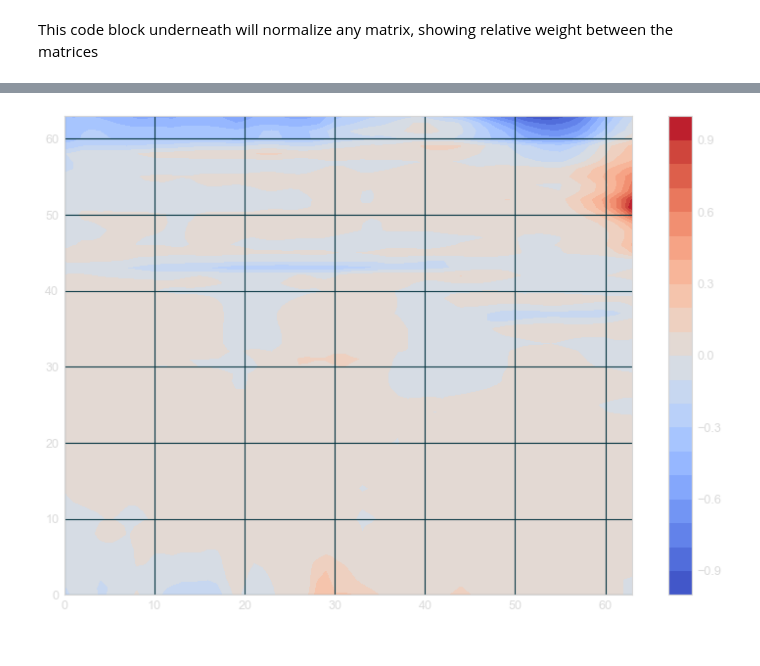
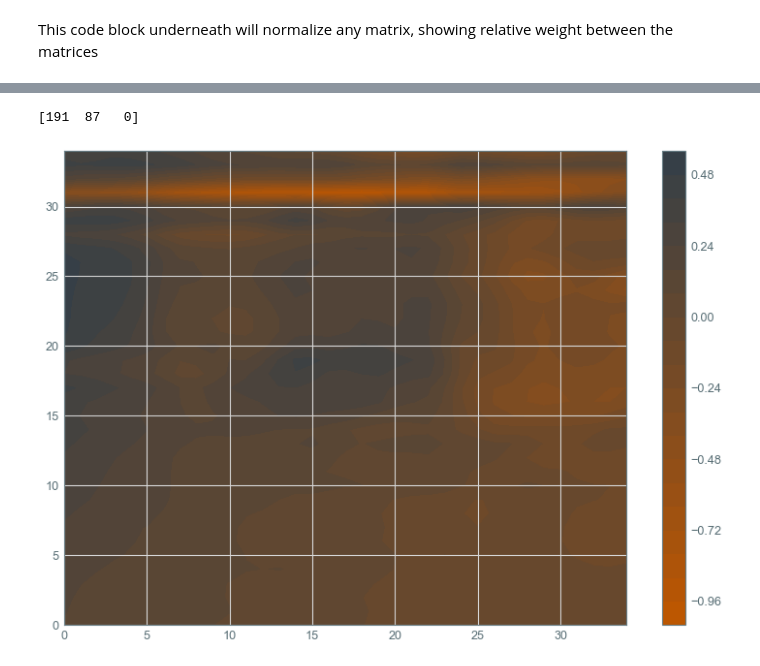
Before and after one commit to trdougherty/Quant_Mo, a Jupyter notebook: quomo_notebook.ipynb, the cells around one changed output, grey strips where cells are left out. Saved outputs shown, nothing was run; the diff lists cells and outputs as text; code cells hidden in the pictures.

```diff
--- a/quomo_notebook.ipynb
+++ b/quomo_notebook.ipynb
@@ -23,3 +22,10 @@ day = 'sundays'
+# %%
+day = 'final'
+color1 = '#bf5700'
+color2 = '#333f48'
+rgb_color1 = mpl.colors.to_rgb(color1)
+rgb_color2 = mpl.colors.to_rgb(color2)
+my_cmap = mpl.colors.LinearSegmentedColormap.from_list('my_cmap', [rgb_color1, rgb_color2], N=100)
 # %%
 plt.rcParams['figure.figsize'] = [13, 9]
 # %%
@@ -67,7 +73,7 @@ def intensity(x):
 # %%
 A = np.load(day+'.npy')
 # %%
-# A = edge(A, (0.2, 0.74))
+A = edge(A, (0.2, 0.74))
 # %% [markdown]
 This function is looking to take something with an X and Y system to decompose it into a collapsed major system
 # %%
@@ -208,5 +210,8 @@ plt.show()
 # %%
-plt.contourf(A[...,1], 20, cmap='coolwarm');
+plt.contourf(A[...,1], 20, cmap=my_cmap);
 plt.colorbar();
+rgb_color1 = (255*np.array(mpl.colors.to_rgb(color1))).astype('int')
+print(rgb_color1)
 # %% [output]
+[191  87   0]
-[figure, old version]
+[figure, new version]
```
Also changed, not shown: parts of 12 cells of this notebook.
